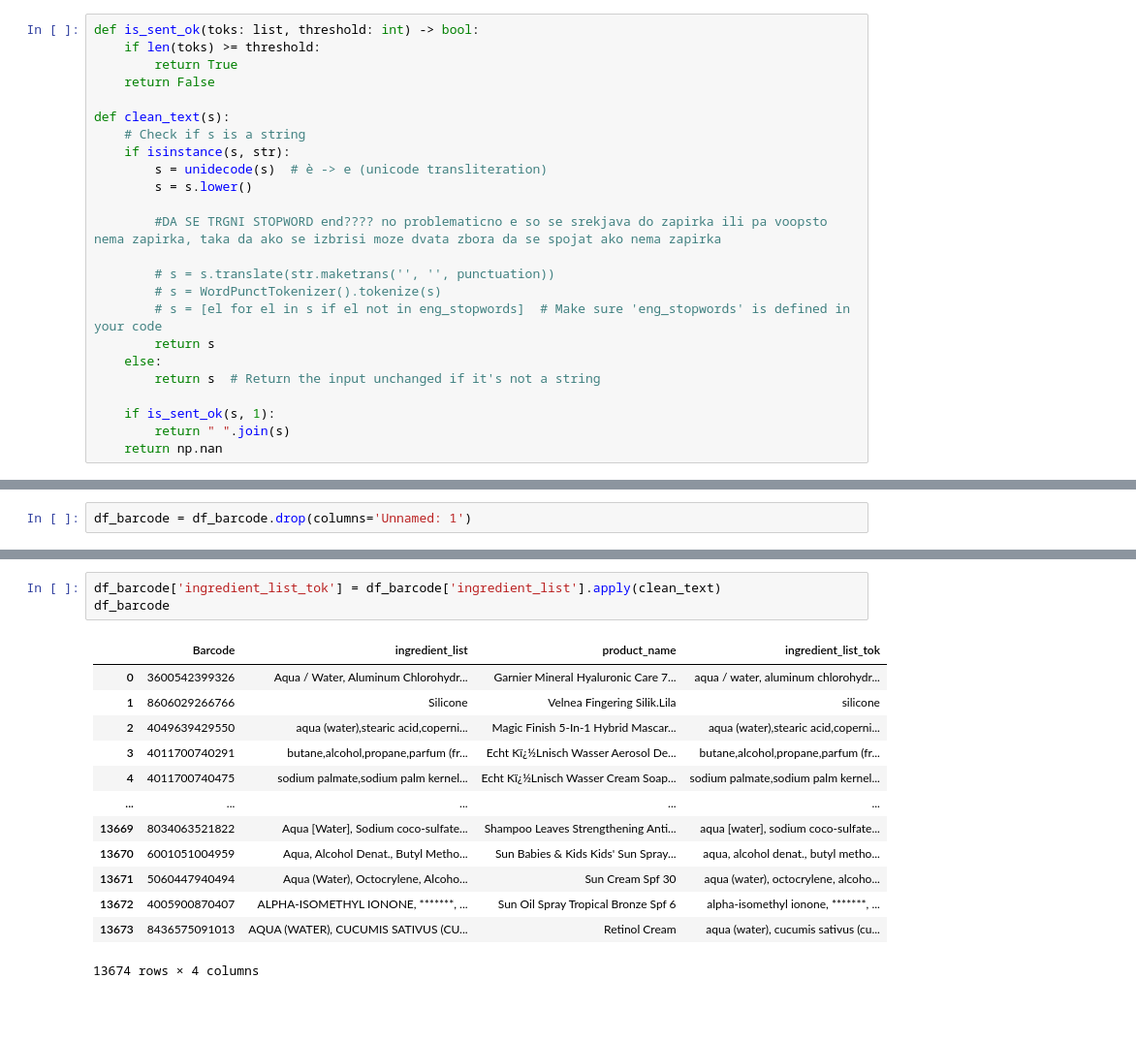
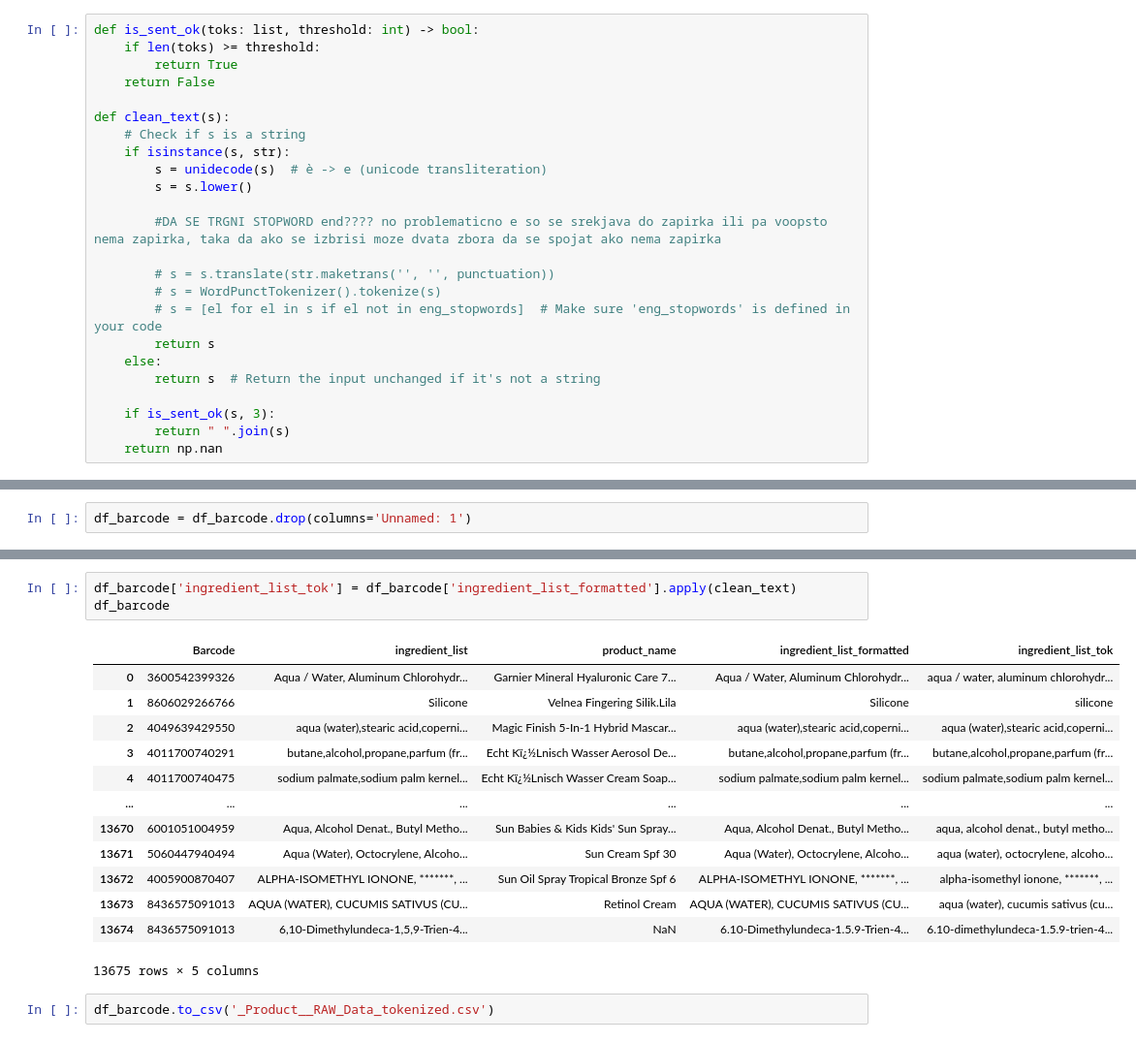
Before and after one commit to nikolastankovski/mlprojectt2, a Jupyter notebook: python scripts/DatasetsAnalysisAndPreprocessing.ipynb, the cells around one changed output, grey strips where cells are left out. Shown: that part at 97% size. Saved outputs shown, nothing was run; the diff lists cells and outputs as text; blank space fills up the shorter version.

```diff
--- a/python scripts/DatasetsAnalysisAndPreprocessing.ipynb
+++ b/python scripts/DatasetsAnalysisAndPreprocessing.ipynb
@@ -136,7 +168,7 @@ def clean_text(s):
     else:
         return s  # Return the input unchanged if it's not a string
 
-    if is_sent_ok(s, 1):
+    if is_sent_ok(s, 3):
         return " ".join(s)
     return np.nan
 # %% [markdown]
@@ -228,17 +272,19 @@ df_barcode
 # %%
-df_barcode['ingredient_list_tok'] = df_barcode['ingredient_list'].apply(clean_text)
+df_barcode['ingredient_list_tok'] = df_barcode['ingredient_list_formatted'].apply(clean_text)
 df_barcode
 # %% [output]
-|  | Barcode | ingredient_list | product_name | ingredient_list_tok |
-| 0 | 3600542399326 | Aqua / Water, Aluminum Chlorohydr... | Garnier Mineral Hyaluronic Care 7... | aqua / water, aluminum chlorohydr... |
-| 1 | 8606029266766 | Silicone | Velnea Fingering Silik.Lila | silicone |
-| 2 | 4049639429550 | aqua (water),stearic acid,coperni... | Magic Finish 5-In-1 Hybrid Mascar... | aqua (water),stearic acid,coperni... |
-| 3 | 4011700740291 | butane,alcohol,propane,parfum (fr... | Echt Kï¿½Lnisch Wasser Aerosol De... | butane,alcohol,propane,parfum (fr... |
-| 4 | 4011700740475 | sodium palmate,sodium palm kernel... | Echt Kï¿½Lnisch Wasser Cream Soap... | sodium palmate,sodium palm kernel... |
-| ... | ... | ... | ... | ... |
-| 13669 | 8034063521822 | Aqua [Water], Sodium coco-sulfate... | Shampoo Leaves Strengthening Anti... | aqua [water], sodium coco-sulfate... |
-| 13670 | 6001051004959 | Aqua, Alcohol Denat., Butyl Metho... | Sun Babies & Kids Kids' Sun Spray... | aqua, alcohol denat., butyl metho... |
-| 13671 | 5060447940494 | Aqua (Water), Octocrylene, Alcoho... | Sun Cream Spf 30 | aqua (water), octocrylene, alcoho... |
-| 13672 | 4005900870407 | ALPHA-ISOMETHYL IONONE, *******, ... | Sun Oil Spray Tropical Bronze Spf 6 | alpha-isomethyl ionone, *******, ... |
-| 13673 | 8436575091013 | AQUA (WATER), CUCUMIS SATIVUS (CU... | Retinol Cream | aqua (water), cucumis sativus (cu... |
+|  | Barcode | ingredient_list | product_name | ingredient_list_formatted | ingredient_list_tok |
+| 0 | 3600542399326 | Aqua / Water, Aluminum Chlorohydr... | Garnier Mineral Hyaluronic Care 7... | Aqua / Water, Aluminum Chlorohydr... | aqua / water, aluminum chlorohydr... |
+| 1 | 8606029266766 | Silicone | Velnea Fingering Silik.Lila | Silicone | silicone |
+| 2 | 4049639429550 | aqua (water),stearic acid,coperni... | Magic Finish 5-In-1 Hybrid Mascar... | aqua (water),stearic acid,coperni... | aqua (water),stearic acid,coperni... |
+| 3 | 4011700740291 | butane,alcohol,propane,parfum (fr... | Echt Kï¿½Lnisch Wasser Aerosol De... | butane,alcohol,propane,parfum (fr... | butane,alcohol,propane,parfum (fr... |
+| 4 | 4011700740475 | sodium palmate,sodium palm kernel... | Echt Kï¿½Lnisch Wasser Cream Soap... | sodium palmate,sodium palm kernel... | sodium palmate,sodium palm kernel... |
+| ... | ... | ... | ... | ... | ... |
+| 13670 | 6001051004959 | Aqua, Alcohol Denat., Butyl Metho... | Sun Babies & Kids Kids' Sun Spray... | Aqua, Alcohol Denat., Butyl Metho... | aqua, alcohol denat., butyl metho... |
+| 13671 | 5060447940494 | Aqua (Water), Octocrylene, Alcoho... | Sun Cream Spf 30 | Aqua (Water), Octocrylene, Alcoho... | aqua (water), octocrylene, alcoho... |
+| 13672 | 4005900870407 | ALPHA-ISOMETHYL IONONE, *******, ... | Sun Oil Spray Tropical Bronze Spf 6 | ALPHA-ISOMETHYL IONONE, *******, ... | alpha-isomethyl ionone, *******, ... |
+| 13673 | 8436575091013 | AQUA (WATER), CUCUMIS SATIVUS (CU... | Retinol Cream | AQUA (WATER), CUCUMIS SATIVUS (CU... | aqua (water), cucumis sativus (cu... |
+| 13674 | 8436575091013 | 6,10-Dimethylundeca-1,5,9-Trien-4... | NaN | 6.10-Dimethylundeca-1.5.9-Trien-4... | 6.10-dimethylundeca-1.5.9-trien-4... |
-13674 rows × 4 columns
+13675 rows × 5 columns
+# %%
+df_barcode.to_csv('_Product__RAW_Data_tokenized.csv')
```
Also changed, not shown: parts of 16 cells of this notebook.
